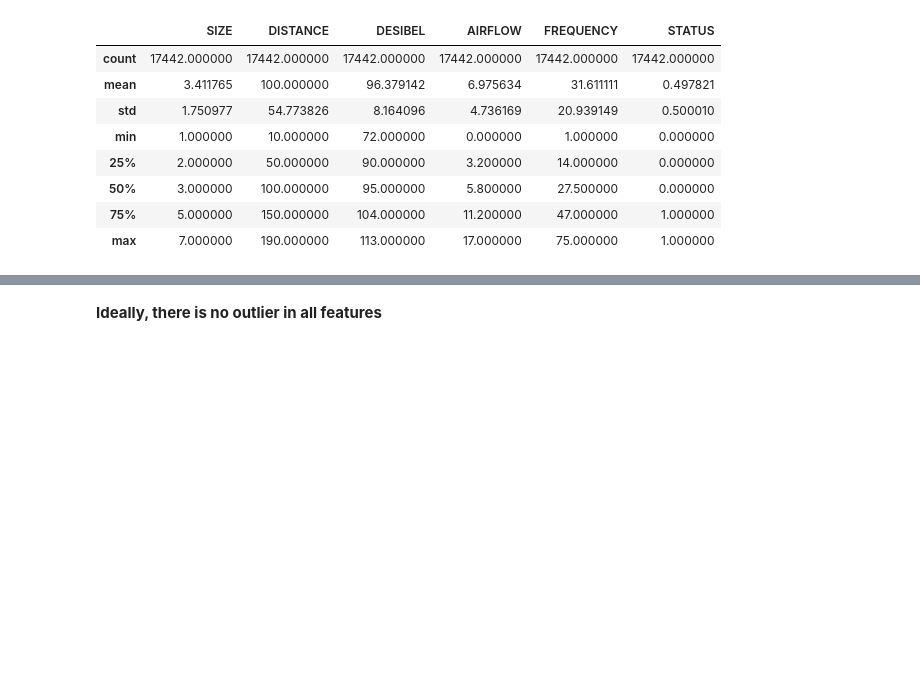
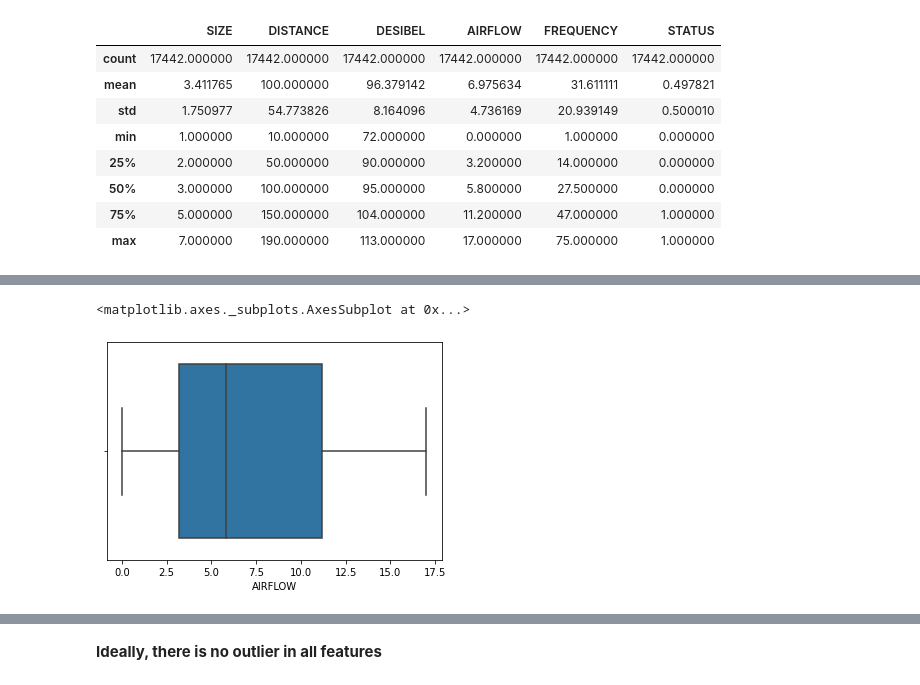
Before and after one commit to davidmorrison-08-30/KNN-FROM-SCRATCH, a Jupyter notebook: kNN_from_scratch.ipynb, the cells around one changed output, grey strips where cells are left out. Drawn from its saved outputs; the diff is of its cells as text; code cells hidden in the pictures; blank space fills up the shorter version.

```diff
--- a/kNN_from_scratch.ipynb
+++ b/kNN_from_scratch.ipynb
@@ -384,0 +395,5 @@ sns.boxplot(x=df["STATUS"])
+# %%
+sns.boxplot(x=df["AIRFLOW"])
+# %% [output]
+<matplotlib.axes._subplots.AxesSubplot at 0x...>
+[figure, added]
```
Also changed, not shown: parts of 5 cells of this notebook.
